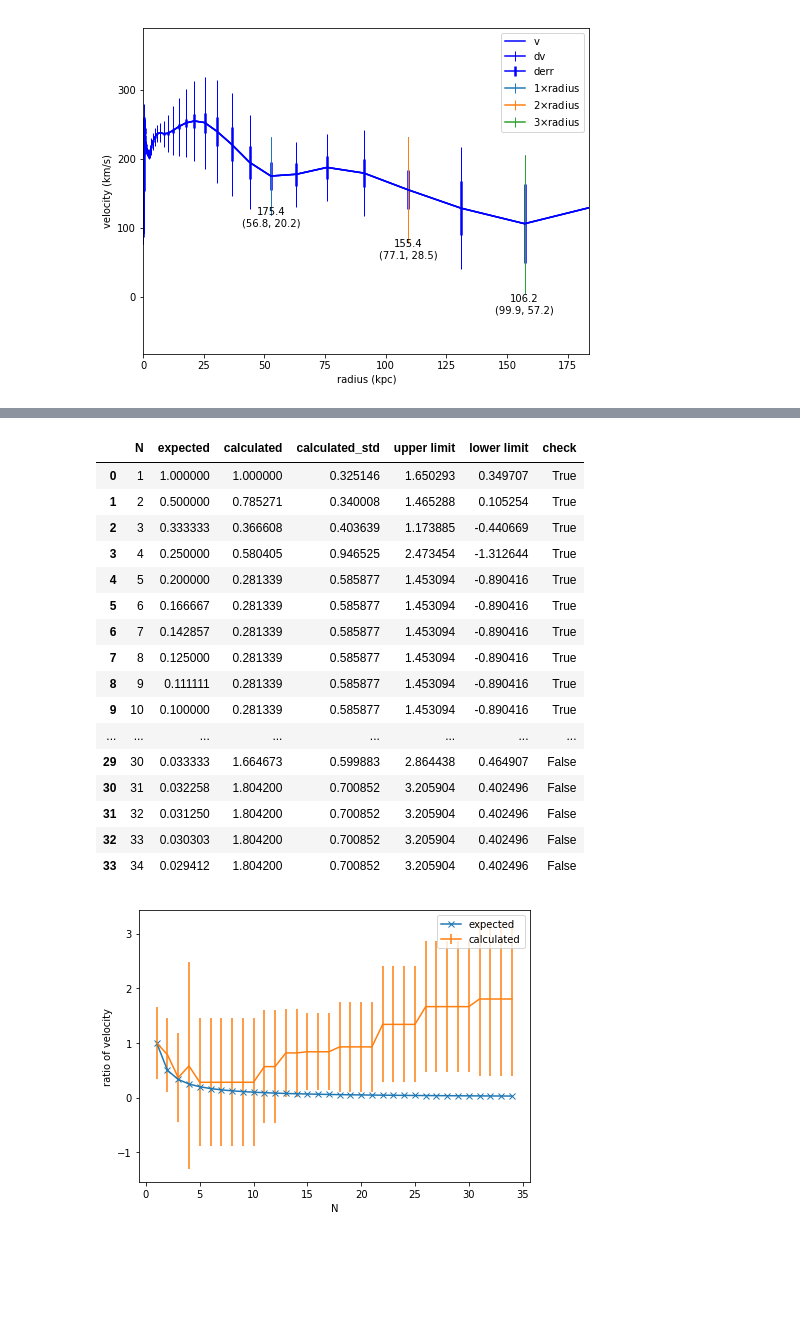
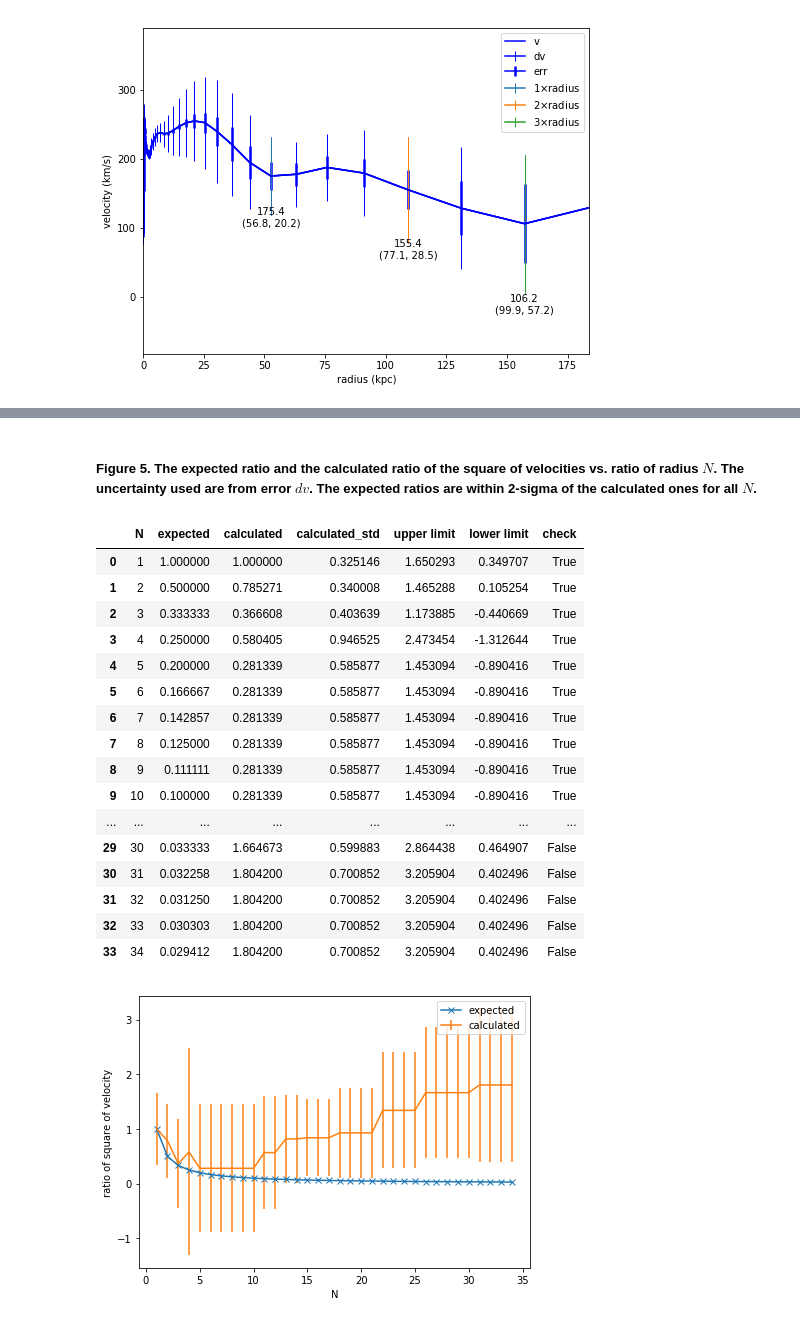
Before and after one commit to xiaolng/DSPS_xLi, a Jupyter notebook: HW4/GalrotCurve.ipynb, the cells around one changed output, grey strips where cells are left out. Cells and saved outputs as stored; diff of their text form; code cells hidden in the pictures; blank space fills up the shorter version.

````diff
--- a/HW4/GalrotCurve.ipynb
+++ b/HW4/GalrotCurve.ipynb
@@ -80,6 +81,6 @@ Get the data from the github repository https://github.com/fedhere/DSPS/tree/mas
 Note that the data contains 2 types of uncertainties: one significantly smaller than the other. The ```dv``` uncertainty is the propagation of the uncertainty in the location of the HII line. The uncertainty called ```err``` if the full error budget:  including _all_ sources of uncertainty and not just the uncertainty in measuring the location of the line. Retain both, you will test your hypothesis with each one to see if it matters which uncertainty you choose
 # %%
 # your code here
-m31 = pd.read_csv('m31.csv', comment="#", names=['r', 'v', 'dv', 'derr'])
+m31 = pd.read_csv('m31.csv', comment="#", names=['r', 'v', 'dv', 'err'])
 m31.head()
 # %% [output]
@@ -250,5 +249,4 @@ The expected ratio
 # %%
-#delete
 def vratios(gal, rds, N=[1, 2, 3], err='dv'):
     # calculate ratio of velocities
     gal_1 = getradii(gal, rds, 1)
@@ -259,14 +257,14 @@ def vratios(gal, rds, N=[1, 2, 3], err='dv'):
         expected.append(1/n)
         galn = getradii(gal, rds, n)
         calculated.append(galn.v**2 / gal_1.v**2)
-        calculated_std.append(galn.v**2 / gal_1.v**2 * np.sqrt((2 * galn[err] /galn.v)**2 + (2 * gal_1[err] / gal_1.v)**2))
+        v2_std = galn.v**2 / gal_1.v**2 * np.sqrt((2 * galn[err] /galn.v)**2 + (2 * gal_1[err] / gal_1.v)**2)
+        calculated_std.append(v2_std)
 
     df = pd.DataFrame({'N':N, 'expected':expected, 'calculated':calculated, 'calculated_std':calculated_std})
     df['upper limit'] = df.calculated + 2*df.calculated_std
     df['lower limit'] = df.calculated - 2*df.calculated_std
     df['check'] = (df.expected<=df['upper limit']) & (df.expected>=df['lower limit'])
     plot_vratios(df)
-    # your code here
     return df
 
 def plot_vratios(df):
@@ -276,7 +274,7 @@ def plot_vratios(df):
     pl.errorbar(df.N, df.calculated, 2*df.calculated_std, label='calculated')
     pl.legend()
     pl.xlabel('N')
-    pl.ylabel('ratio of velocity')
+    pl.ylabel('ratio of square of velocity')
 # %%
 # use error dv
 N = np.arange(1, 40)
@@ -332,6 +336,6 @@ df_derr
 size_MW = 46  # in kpc
 size_MW_std = 10
 # %%
-mw = pd.read_csv('mw.csv', comment='#', names=['r', 'v', 'dv', 'derr'])
+mw = pd.read_csv('mw.csv', comment='#', names=['r', 'v', 'dv', 'err'])
 mw.head()
 # %% [output]
@@ -369,22 +376,24 @@ vratios(mw, size_MW, N, err='dv')
+# %% [markdown]
+##### Figure 5. The expected ratio and the calculated ratio of the square of velocities vs. ratio of radius $N$. The uncertainty used are from error $dv$. The expected ratios are within 2-sigma of the calculated ones for all $N$.
 # %%
 N = np.arange(1, 35)
-vratios(mw, size_MW, N, err='derr')
+vratios(mw, size_MW, N, err='err')
 # %% [output]
 |  | N | expected | calculated | calculated_std | upper limit | lower limit | check |
 | 0 | 1 | 1.000000 | 1.000000 | 0.325146 | 1.650293 | 0.349707 | True |
 | 1 | 2 | 0.500000 | 0.785271 | 0.340008 | 1.465288 | 0.105254 | True |
 | 2 | 3 | 0.333333 | 0.366608 | 0.403639 | 1.173885 | -0.440669 | True |
 | 3 | 4 | 0.250000 | 0.580405 | 0.946525 | 2.473454 | -1.312644 | True |
 | 4 | 5 | 0.200000 | 0.281339 | 0.585877 | 1.453094 | -0.890416 | True |
 | 5 | 6 | 0.166667 | 0.281339 | 0.585877 | 1.453094 | -0.890416 | True |
 | 6 | 7 | 0.142857 | 0.281339 | 0.585877 | 1.453094 | -0.890416 | True |
 | 7 | 8 | 0.125000 | 0.281339 | 0.585877 | 1.453094 | -0.890416 | True |
 | 8 | 9 | 0.111111 | 0.281339 | 0.585877 | 1.453094 | -0.890416 | True |
 | 9 | 10 | 0.100000 | 0.281339 | 0.585877 | 1.453094 | -0.890416 | True |
 | ... | ... | ... | ... | ... | ... | ... | ... |
 | 29 | 30 | 0.033333 | 1.664673 | 0.599883 | 2.864438 | 0.464907 | False |
 | 30 | 31 | 0.032258 | 1.804200 | 0.700852 | 3.205904 | 0.402496 | False |
 | 31 | 32 | 0.031250 | 1.804200 | 0.700852 | 3.205904 | 0.402496 | False |
 | 32 | 33 | 0.030303 | 1.804200 | 0.700852 | 3.205904 | 0.402496 | False |
 | 33 | 34 | 0.029412 | 1.804200 | 0.700852 | 3.205904 | 0.402496 | False |
-[figure, old version]
+[figure, new version]
````
Also changed, not shown: parts of 18 cells of this notebook.
